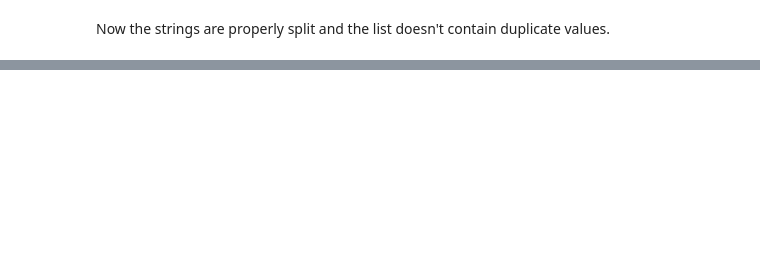
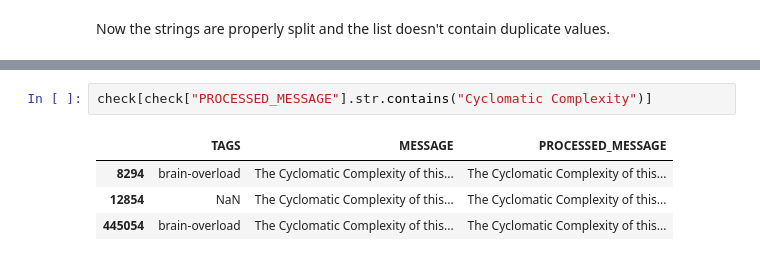
Before and after one commit to CarolineGraebelBHT/MasterProjectSonarQube, a Jupyter notebook: Scripts/Sonar Data Cleaning/Sonar_Issues_Cleaning.ipynb, the cells around one changed output, grey strips where cells are left out. Cells and saved outputs as stored; diff of their text form; blank space fills up the shorter version.

```diff
--- a/Scripts/Sonar Data Cleaning/Sonar_Issues_Cleaning.ipynb
+++ b/Scripts/Sonar Data Cleaning/Sonar_Issues_Cleaning.ipynb
@@ -649,0 +744,7 @@ df_tags.to_csv(os.path.join(data_dir, 'tags_analysiskey_v2.csv'), index = False)
+# %%
+check[check["PROCESSED_MESSAGE"].str.contains("Cyclomatic Complexity")]
+# %% [output]
+|  | TAGS | MESSAGE | PROCESSED_MESSAGE |
+| 8294 | brain-overload | The Cyclomatic Complexity of this... | The Cyclomatic Complexity of this... |
+| 12854 | NaN | The Cyclomatic Complexity of this... | The Cyclomatic Complexity of this... |
+| 445054 | brain-overload | The Cyclomatic Complexity of this... | The Cyclomatic Complexity of this... |
```
Also changed, not shown: parts of 23 cells of this notebook.
